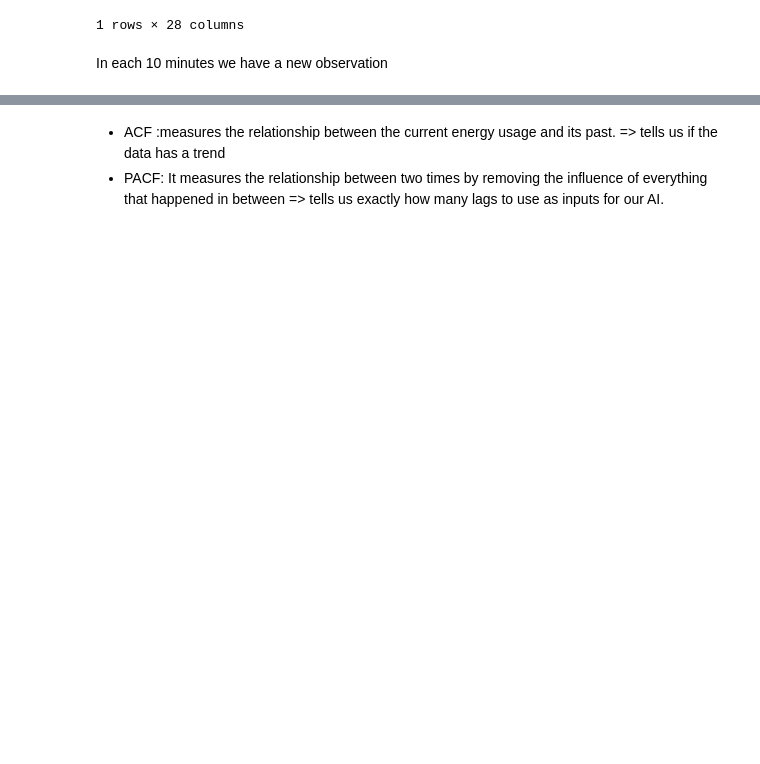
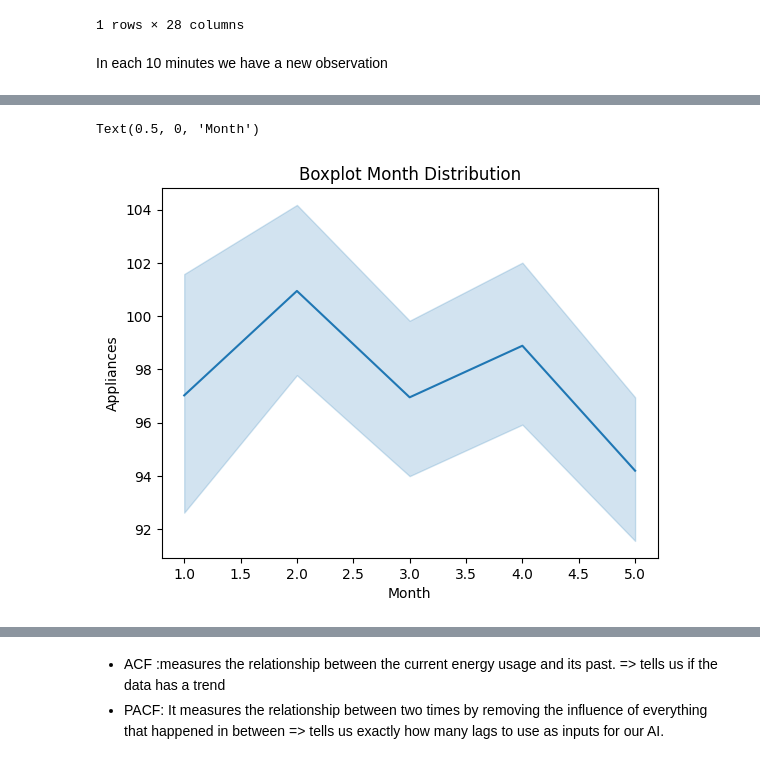
Before and after one commit to fatma-harabi04/energy-prediction-pytorch, a Jupyter notebook: notebooks/01_eda_exploration-DESKTOP-VQMSFH1.ipynb, the cells around one changed output, grey strips where cells are left out. Drawn from its saved outputs; the diff is of its cells as text; code cells hidden in the pictures; blank space fills up the shorter version.

```diff
--- a/notebooks/01_eda_exploration-DESKTOP-VQMSFH1.ipynb
+++ b/notebooks/01_eda_exploration-DESKTOP-VQMSFH1.ipynb
@@ -171,0 +148,8 @@ plt.show()
+# %%
+plt.title(f'Boxplot Month Distribution');
+sns.lineplot(x='month', y='Appliances', data=df)
+plt.ylabel('Appliances')
+plt.xlabel('Month')
+# %% [output]
+Text(0.5, 0, 'Month')
+[figure, added]
```
Also changed, not shown: parts of 46 cells of this notebook, 1 other file.
